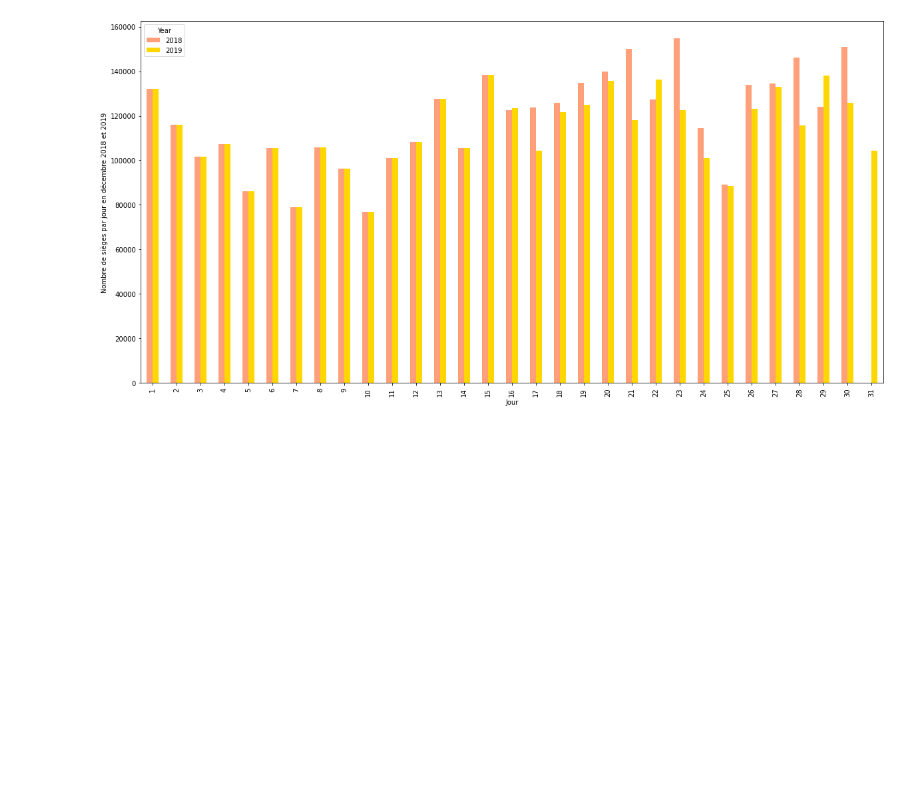
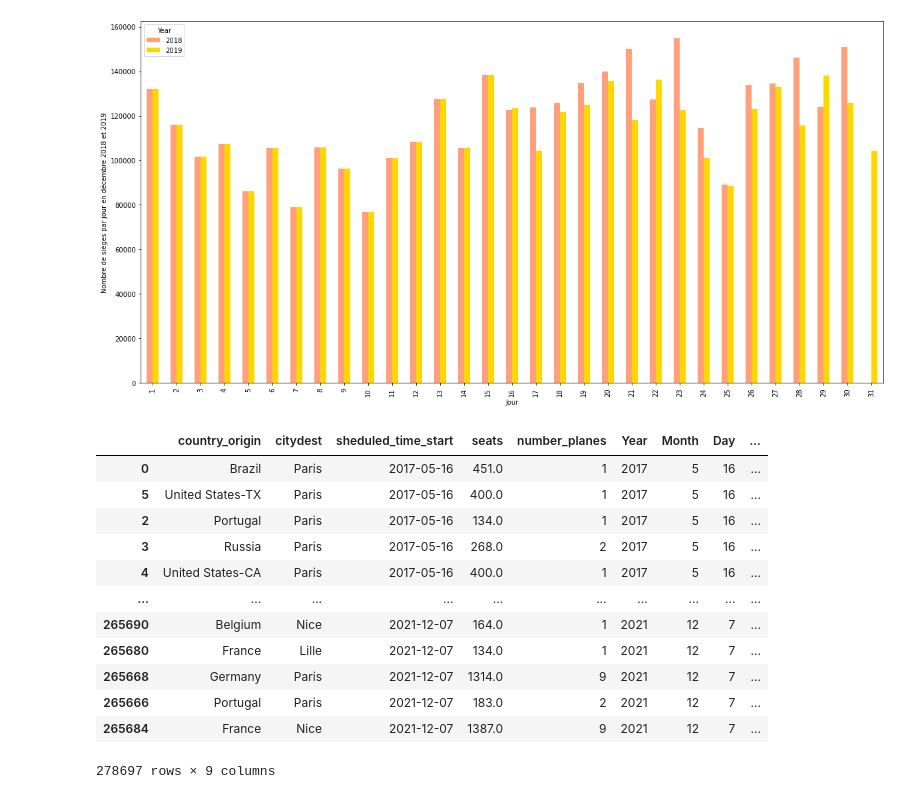
Before and after one commit to julienowack/stat_app, a Jupyter notebook: Valeurs manquantes.ipynb, the cells around one changed output. Cells and saved outputs as stored; diff of their text form; code cells hidden in the pictures; blank space fills up the shorter version.

```diff
--- a/Valeurs manquantes.ipynb
+++ b/Valeurs manquantes.ipynb
@@ -313,0 +319,16 @@ plt.show()
+# %%
+df_air_traffic_france3
+# %% [output]
+|  | country_origin | citydest | sheduled_time_start | seats | number_planes | Year | Month | Day | ... |
+| 0 | Brazil | Paris | 2017-05-16 | 451.0 | 1 | 2017 | 5 | 16 | ... |
+| 5 | United States-TX | Paris | 2017-05-16 | 400.0 | 1 | 2017 | 5 | 16 | ... |
+| 2 | Portugal | Paris | 2017-05-16 | 134.0 | 1 | 2017 | 5 | 16 | ... |
+| 3 | Russia | Paris | 2017-05-16 | 268.0 | 2 | 2017 | 5 | 16 | ... |
+| 4 | United States-CA | Paris | 2017-05-16 | 400.0 | 1 | 2017 | 5 | 16 | ... |
+| ... | ... | ... | ... | ... | ... | ... | ... | ... | ... |
+| 265690 | Belgium | Nice | 2021-12-07 | 164.0 | 1 | 2021 | 12 | 7 | ... |
+| 265680 | France | Lille | 2021-12-07 | 134.0 | 1 | 2021 | 12 | 7 | ... |
+| 265668 | Germany | Paris | 2021-12-07 | 1314.0 | 9 | 2021 | 12 | 7 | ... |
+| 265666 | Portugal | Paris | 2021-12-07 | 183.0 | 2 | 2021 | 12 | 7 | ... |
+| 265684 | France | Nice | 2021-12-07 | 1387.0 | 9 | 2021 | 12 | 7 | ... |
+278697 rows × 9 columns
```
Also changed, not shown: parts of 11 cells of this notebook.
